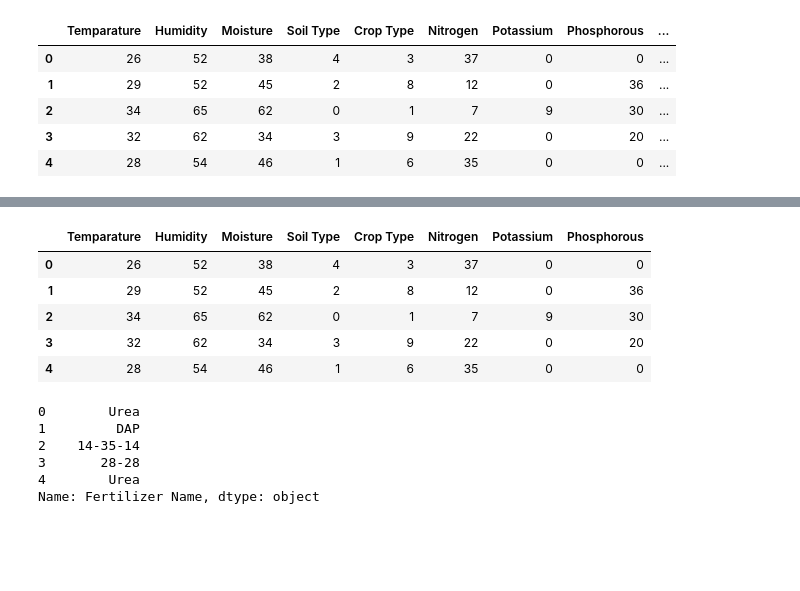
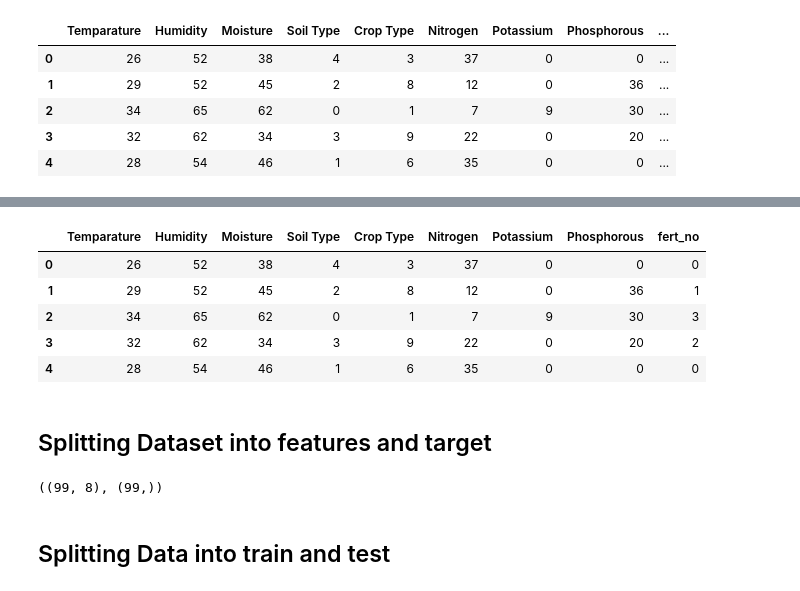
Before and after one commit to Jay0073/Crop-and-Fertilizer-Recommendation-System, a Jupyter notebook: fertilizer-model-builing.ipynb, the cells around one changed output, grey strips where cells are left out. Drawn from its saved outputs; the diff is of its cells as text; code cells hidden in the pictures; blank space fills up the shorter version.

```diff
--- a/fertilizer-model-builing.ipynb
+++ b/fertilizer-model-builing.ipynb
@@ -38,0 +68,12 @@ fertilizer.head()
+# %%
+fert_dict = {
+    'Urea' : 0,
+    'DAP' : 1,
+    '28-28' : 2,
+    '14-35-14' : 3,
+    '20-20' : 4,
+    '17-17-17' : 5,
+    '10-26-26' : 6,
+}
+# %%
+fertilizer['fert_no'] = fertilizer['Fertilizer Name'].map(fert_dict)
@@ -39,21 +101,22 @@ fertilizer.head()
+# %%
+fertilizer.drop('Fertilizer Name', axis=1, inplace=True)
+# %%
+fertilizer.head()
+# %% [output]
+|  | Temparature | Humidity | Moisture | Soil Type | Crop Type | Nitrogen | Potassium | Phosphorous | fert_no |
+| 0 | 26 | 52 | 38 | 4 | 3 | 37 | 0 | 0 | 0 |
+| 1 | 29 | 52 | 45 | 2 | 8 | 12 | 0 | 36 | 1 |
+| 2 | 34 | 65 | 62 | 0 | 1 | 7 | 9 | 30 | 3 |
+| 3 | 32 | 62 | 34 | 3 | 9 | 22 | 0 | 20 | 2 |
+| 4 | 28 | 54 | 46 | 1 | 6 | 35 | 0 | 0 | 0 |
+# %% [markdown]
+## Splitting Dataset into features and target
 # %%
-x = fertilizer.drop('Fertilizer Name', axis=1)
-y = fertilizer['Fertilizer Name']
+x = fertilizer.drop('fert_no', axis=1)
+y = fertilizer['fert_no']
+
+x.shape, y.shape
+# %% [output]
+((99, 8), (99,))
-# %%
-x.head()
-# %% [output]
-|  | Temparature | Humidity | Moisture | Soil Type | Crop Type | Nitrogen | Potassium | Phosphorous |
-| 0 | 26 | 52 | 38 | 4 | 3 | 37 | 0 | 0 |
-| 1 | 29 | 52 | 45 | 2 | 8 | 12 | 0 | 36 |
-| 2 | 34 | 65 | 62 | 0 | 1 | 7 | 9 | 30 |
-| 3 | 32 | 62 | 34 | 3 | 9 | 22 | 0 | 20 |
-| 4 | 28 | 54 | 46 | 1 | 6 | 35 | 0 | 0 |
-# %%
-y.head()
-# %% [output]
-0        Urea
-1         DAP
-2    14-35-14
-3       28-28
-4        Urea
-Name: Fertilizer Name, dtype: object
+# %% [markdown]
+## Splitting Data into train and test
```
Also changed, not shown: parts of 24 cells of this notebook, 6 other files.
